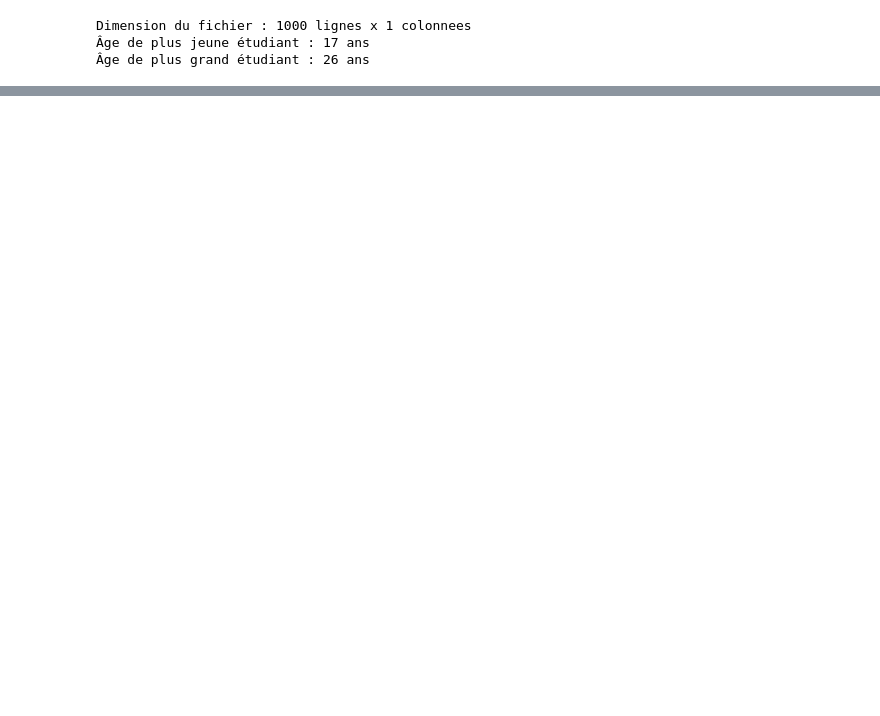
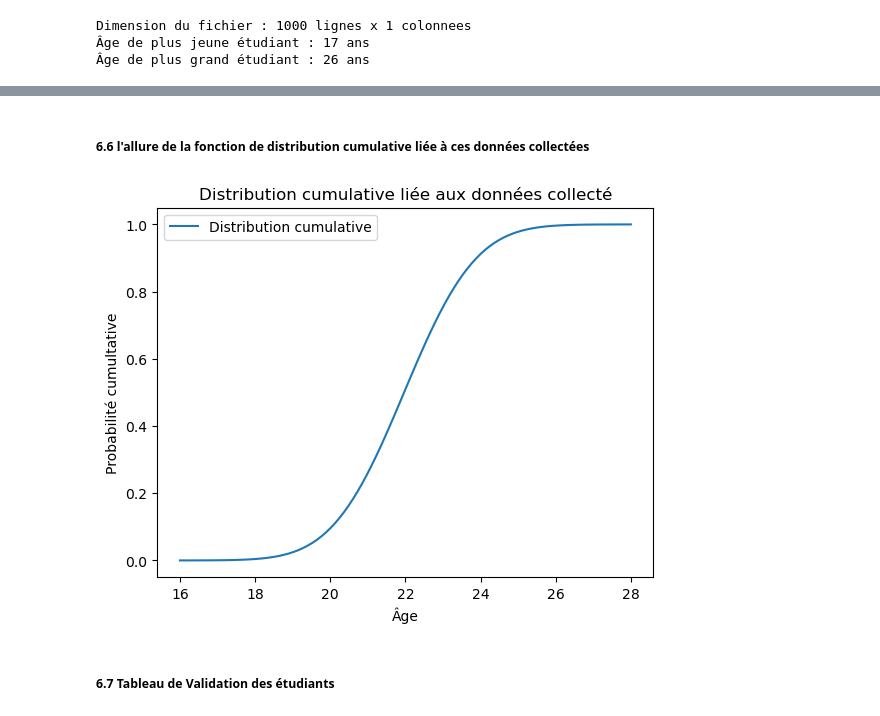
Before and after one commit to IbLahlou/Signal-Processing, a Jupyter notebook: Projet Traitement de Signal.ipynb, the cells around one changed output, grey strips where cells are left out. Saved outputs shown, nothing was run; the diff lists cells and outputs as text; code cells hidden in the pictures; blank space fills up the shorter version.

```diff
--- a/Projet Traitement de Signal.ipynb
+++ b/Projet Traitement de Signal.ipynb
@@ -715,0 +702,17 @@ results
+# %% [markdown]
+<h5> 6.6 l'allure de la fonction de distribution cumulative liée à ces données collectées</h5>
+# %%
+cdf = norm.cdf(z, loc=mu, scale=sd)
+
+plt.plot(z, cdf, label='Distribution cumulative')
+
+plt.xlabel('Âge')
+plt.ylabel('Probabilité cumultative')
+plt.title('Distribution cumulative liée aux données collecté')
+plt.legend()
+
+plt.show()
+# %% [output]
+[figure, added]
+# %% [markdown]
+<h5>6.7 Tableau de Validation des étudiants</h5>
```
Also changed, not shown: parts of 22 cells of this notebook.
